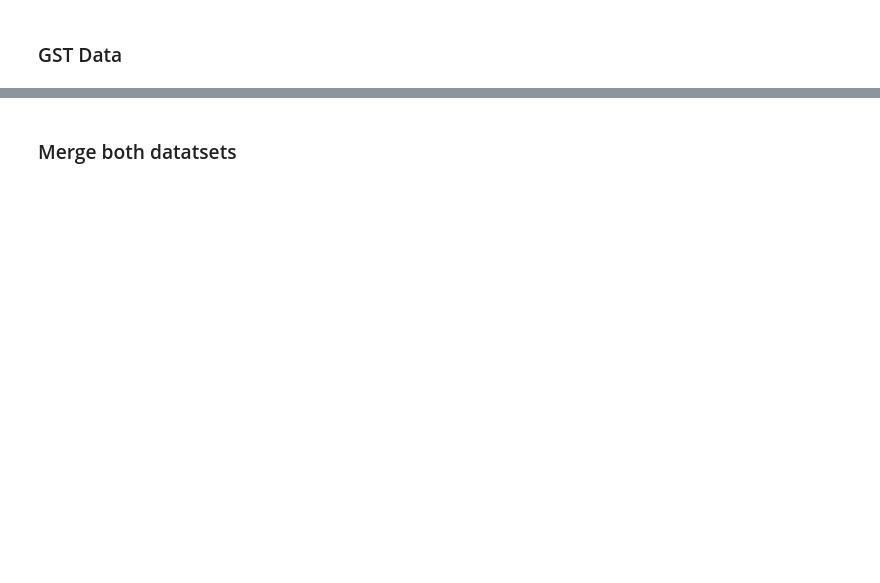
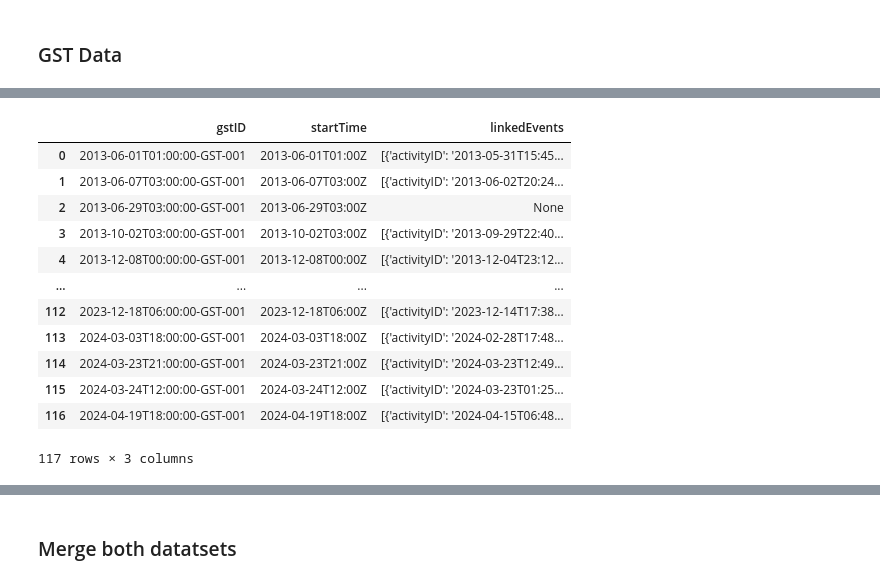
Before and after one commit to harrismhurley/data-sourcing-challenge, a Jupyter notebook: retrieve_data.ipynb, the cells around one changed output, grey strips where cells are left out. Saved outputs shown, nothing was run; the diff lists cells and outputs as text; code cells hidden in the pictures; blank space fills up the shorter version.

```diff
--- a/retrieve_data.ipynb
+++ b/retrieve_data.ipynb
@@ -200,3 +257,5 @@ startDate = "2013-05-01"
 endDate   = "2024-05-01"
 
 # Build URL for GST
+gst_url = f"{base_url}{GST}?startDate={startDate}&endDate={endDate}&api_key={NASA_API_KEY}"
+print(f"Constructed URL: {gst_url}")
@@ -203,2 +264,5 @@ endDate   = "2024-05-01"
 # %%
 # Make a "GET" request for the GST URL and store it in a variable named gst_response
+gst_response = requests.get(gst_url)
+gst_response
+gst_response.json()
@@ -205,5 +287,6 @@ endDate   = "2024-05-01"
 # %%
 # Convert the response variable to json and store it as a variable named gst_json
-
+gst_json = gst_response.json()
 # Preview the first result in JSON format
 # Use json.dumps with argument indent=4 to format data
+print(json.dumps(gst_json[0], indent=4))
@@ -210,7 +313,27 @@ endDate   = "2024-05-01"
 # %%
 # Convert gst_json to a Pandas DataFrame
+gst_df = pd.DataFrame(gst_json)
+# Keep only the columns: activityID, startTime, linkedEvents
+gst_df['activityID'] = gst_df['linkedEvents'].apply(
+    lambda events: events[0]['activityID'] if isinstance(events, list) and len(events) > 0 else None
+)
+filtered_gst_df = gst_df[['gstID', 'startTime', 'linkedEvents']]
 
-# Keep only the columns: activityID, startTime, linkedEvents
+filtered_gst_df
+# %% [output]
+|  | gstID | startTime | linkedEvents |
+| 0 | 2013-06-01T01:00:00-GST-001 | 2013-06-01T01:00Z | [{'activityID': '2013-05-31T15:45... |
+| 1 | 2013-06-07T03:00:00-GST-001 | 2013-06-07T03:00Z | [{'activityID': '2013-06-02T20:24... |
+| 2 | 2013-06-29T03:00:00-GST-001 | 2013-06-29T03:00Z | None |
+| 3 | 2013-10-02T03:00:00-GST-001 | 2013-10-02T03:00Z | [{'activityID': '2013-09-29T22:40... |
+| 4 | 2013-12-08T00:00:00-GST-001 | 2013-12-08T00:00Z | [{'activityID': '2013-12-04T23:12... |
+| ... | ... | ... | ... |
+| 112 | 2023-12-18T06:00:00-GST-001 | 2023-12-18T06:00Z | [{'activityID': '2023-12-14T17:38... |
+| 113 | 2024-03-03T18:00:00-GST-001 | 2024-03-03T18:00Z | [{'activityID': '2024-02-28T17:48... |
+| 114 | 2024-03-23T21:00:00-GST-001 | 2024-03-23T21:00Z | [{'activityID': '2024-03-23T12:49... |
+| 115 | 2024-03-24T12:00:00-GST-001 | 2024-03-24T12:00Z | [{'activityID': '2024-03-23T01:25... |
+| 116 | 2024-04-19T18:00:00-GST-001 | 2024-04-19T18:00Z | [{'activityID': '2024-04-15T06:48... |
+117 rows × 3 columns
 # %%
 # Notice that the linkedEvents column allows us to identify the corresponding CME
 # Remove rows with missing 'linkedEvents' since we won't be able to assign these to CME
```
Also changed, not shown: parts of 22 cells of this notebook, 2 other files.
